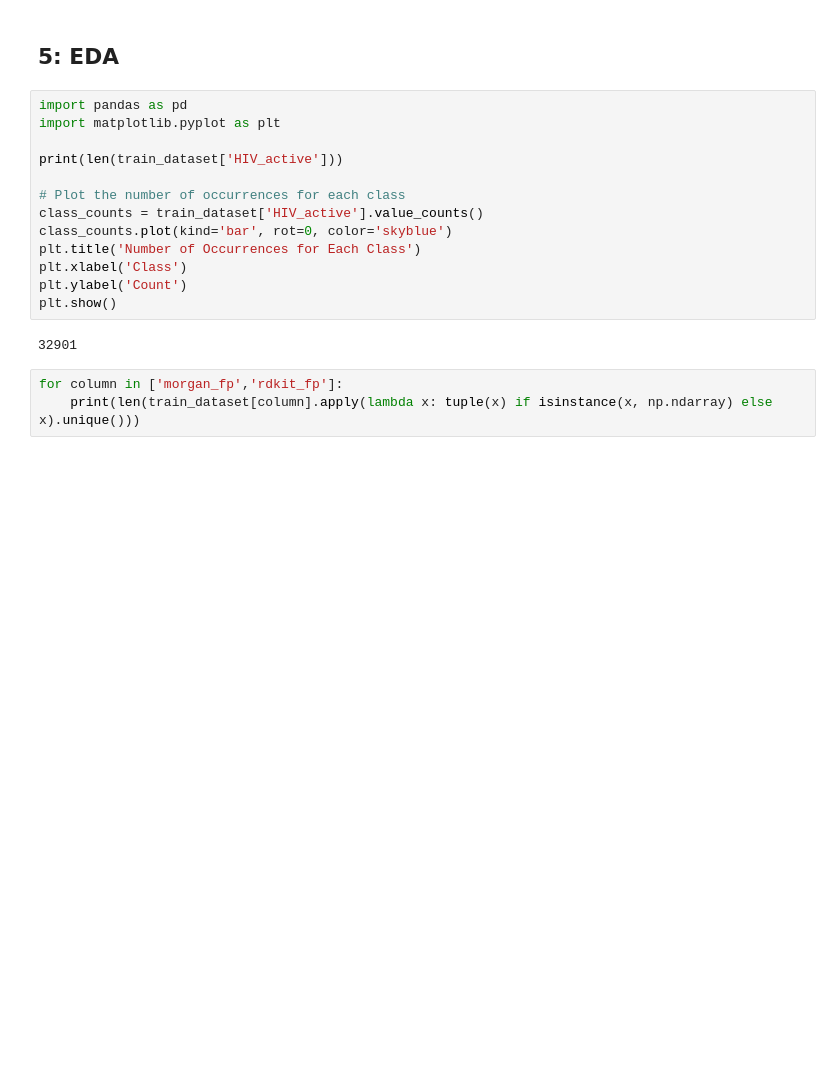
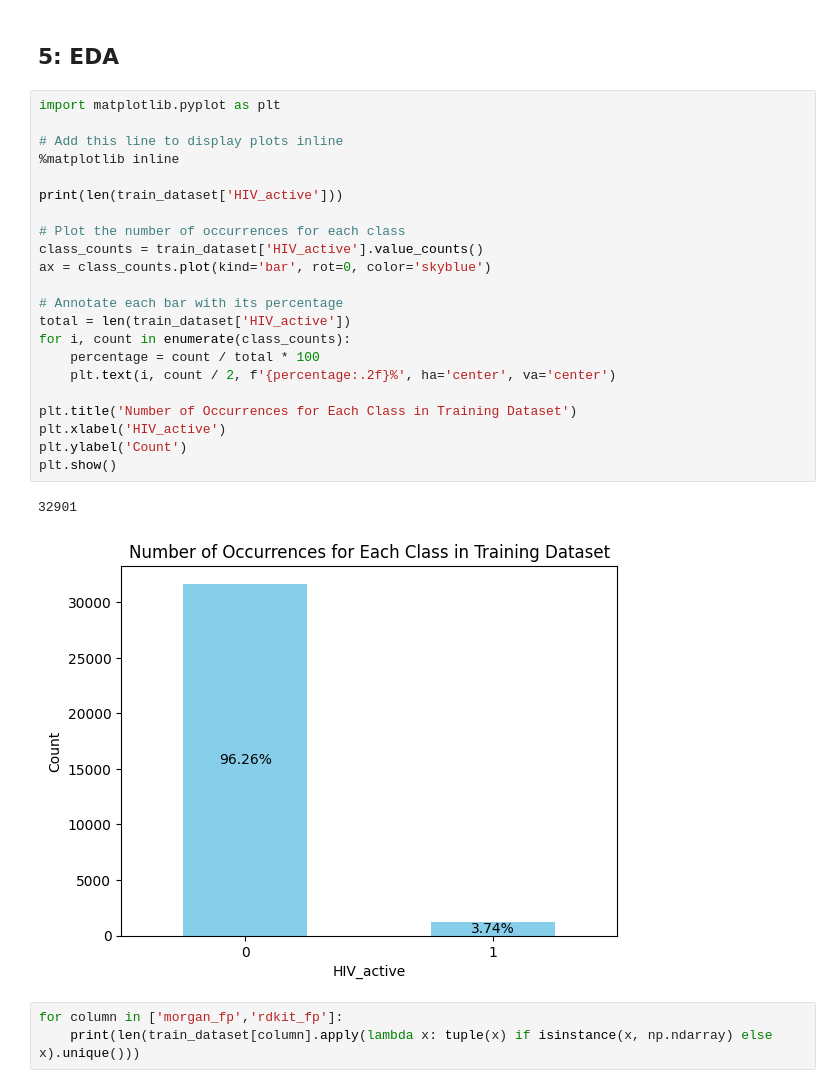
Before and after one commit to alivefghi/ogbg_molhiv_aut_agm, a Jupyter notebook: code/notebooks/ogbg-molhiv-smiles.ipynb, the cells around one changed output. Saved outputs shown, nothing was run; the diff lists cells and outputs as text; blank space fills up the shorter version.

Commit message:
print the plot on the notebook

```diff
--- a/code/notebooks/ogbg-molhiv-smiles.ipynb
+++ b/code/notebooks/ogbg-molhiv-smiles.ipynb
@@ -219,20 +219,30 @@ train_dataset.head()
 # %% [markdown]
 ## 5: EDA
 # %%
-import pandas as pd
 import matplotlib.pyplot as plt
+
+# Add this line to display plots inline
+%matplotlib inline
 
 print(len(train_dataset['HIV_active']))
 
 # Plot the number of occurrences for each class
 class_counts = train_dataset['HIV_active'].value_counts()
-class_counts.plot(kind='bar', rot=0, color='skyblue')
-plt.title('Number of Occurrences for Each Class')
-plt.xlabel('Class')
+ax = class_counts.plot(kind='bar', rot=0, color='skyblue')
+
+# Annotate each bar with its percentage
+total = len(train_dataset['HIV_active'])
+for i, count in enumerate(class_counts):
+    percentage = count / total * 100
+    plt.text(i, count / 2, f'{percentage:.2f}%', ha='center', va='center')
+
+plt.title('Number of Occurrences for Each Class in Training Dataset')
+plt.xlabel('HIV_active')
 plt.ylabel('Count')
 plt.show()
 # %% [output]
 32901
+[figure, added]
 # %%
 for column in ['morgan_fp','rdkit_fp']:
     print(len(train_dataset[column].apply(lambda x: tuple(x) if isinstance(x, np.ndarray) else x).unique()))
```
Also changed, not shown: parts of 1 cell of this notebook.
